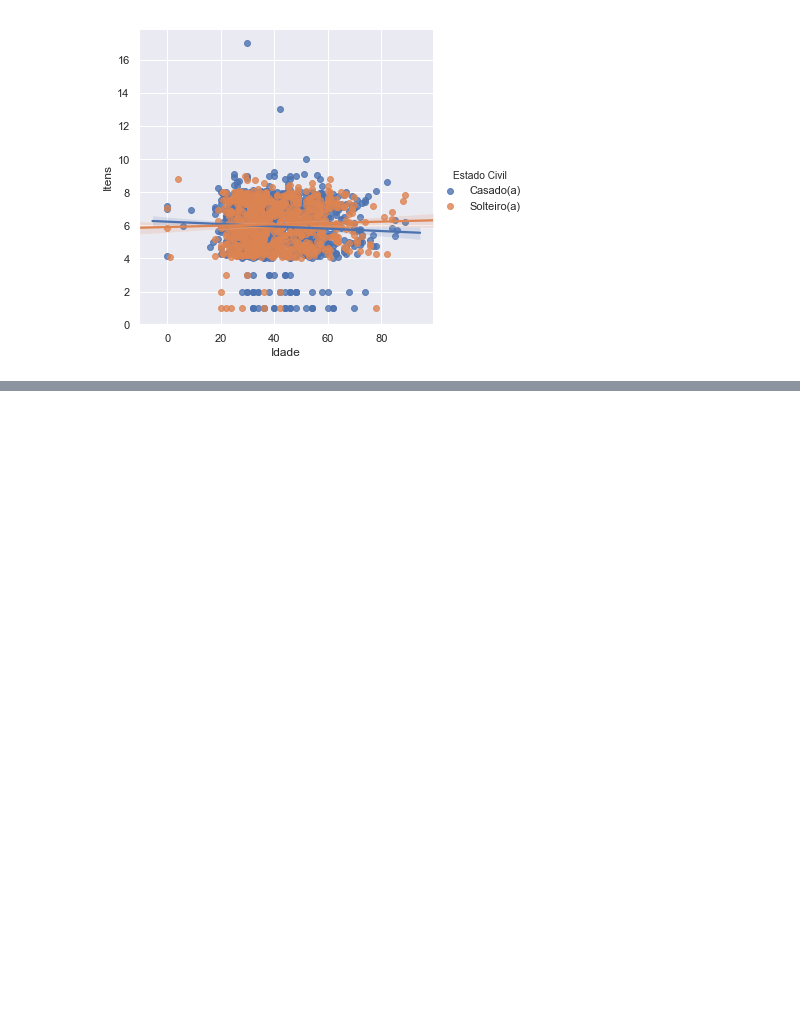
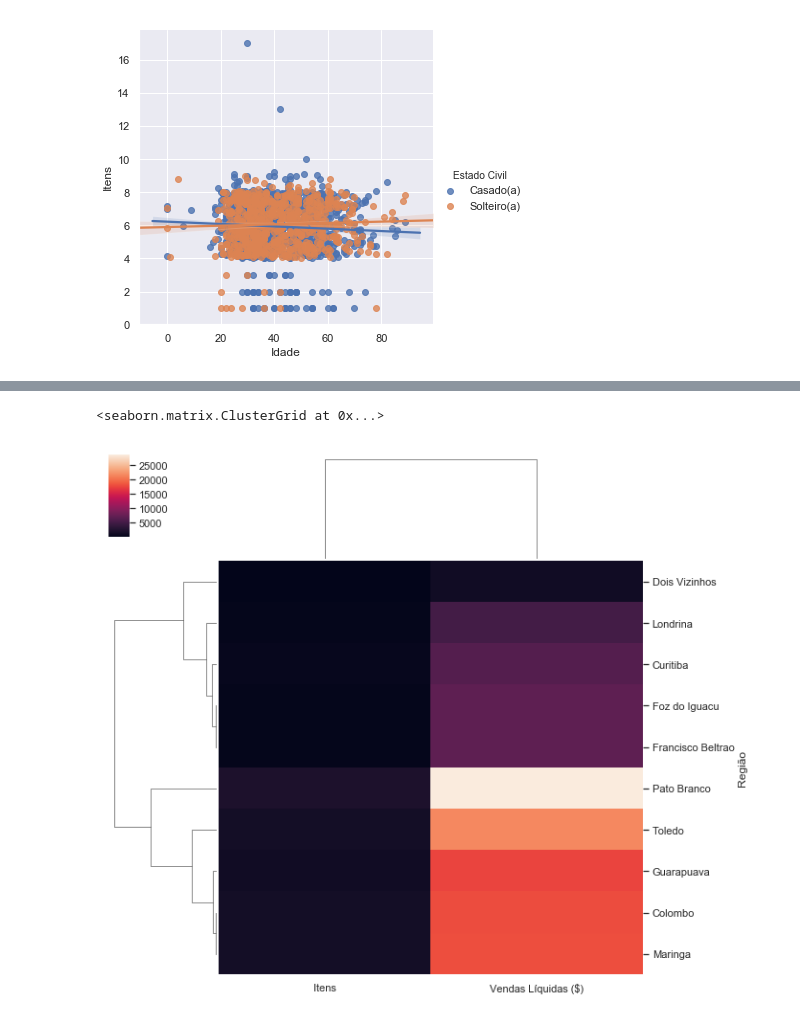
Before and after one commit to julianosilva23/InformacaoEstrategia, a Jupyter notebook: Informação e Estratégia.ipynb, the cells around one changed output, grey strips where cells are left out. Drawn from its saved outputs; the diff is of its cells as text; code cells hidden in the pictures; blank space fills up the shorter version.

```diff
--- a/Informação e Estratégia.ipynb
+++ b/Informação e Estratégia.ipynb
@@ -316,0 +326,5 @@ sns.lmplot(x='Idade', y='Itens', hue='Estado Civil', data=df)
+# %%
+sns.clustermap(data=regiaodf)
+# %% [output]
+<seaborn.matrix.ClusterGrid at 0x...>
+[figure, added]
```
Also changed, not shown: parts of 3 cells of this notebook.
